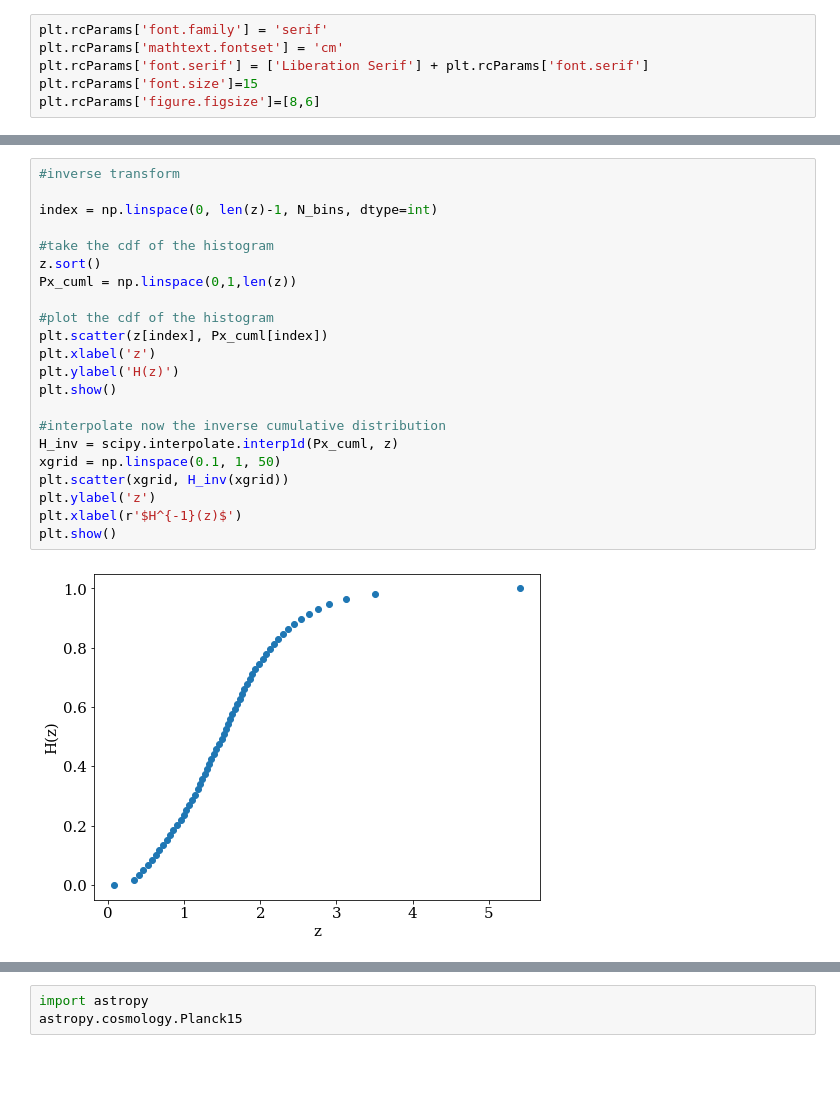
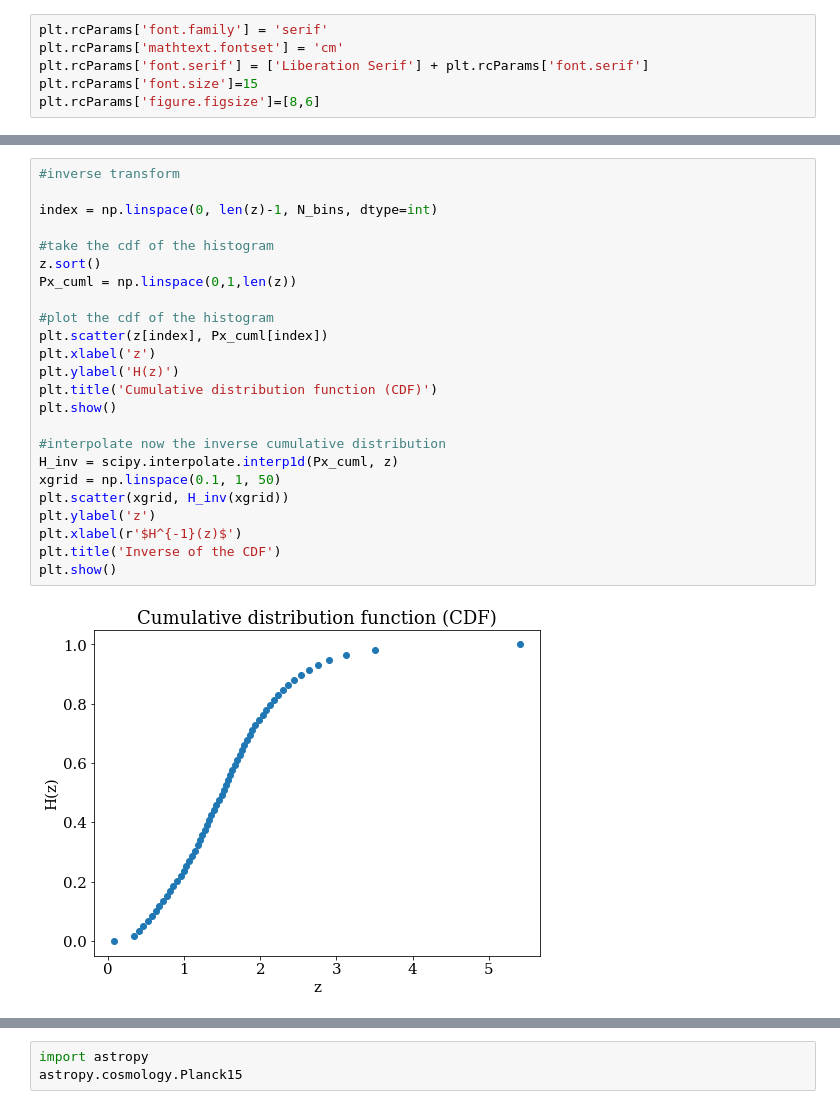
Before and after one commit to Alexpedro130/astrostatistics_bicocca_2023, a Jupyter notebook: working/cloning_quasar.ipynb, the cells around one changed output, grey strips where cells are left out. Cells and saved outputs as stored; diff of their text form; blank space fills up the shorter version.

```diff
--- a/working/cloning_quasar.ipynb
+++ b/working/cloning_quasar.ipynb
@@ -63,24 +63,26 @@ plt.show()
 # %%
 #inverse transform
 
 index = np.linspace(0, len(z)-1, N_bins, dtype=int)
 
 #take the cdf of the histogram
 z.sort()
 Px_cuml = np.linspace(0,1,len(z))
 
 #plot the cdf of the histogram
 plt.scatter(z[index], Px_cuml[index])
 plt.xlabel('z')
 plt.ylabel('H(z)')
+plt.title('Cumulative distribution function (CDF)')
 plt.show()
 
 #interpolate now the inverse cumulative distribution
 H_inv = scipy.interpolate.interp1d(Px_cuml, z)
 xgrid = np.linspace(0.1, 1, 50)
 plt.scatter(xgrid, H_inv(xgrid))
 plt.ylabel('z')
 plt.xlabel(r'$H^{-1}(z)$')
+plt.title('Inverse of the CDF')
 plt.show()
 # %% [output]
-[figure, old version]
+[figure, new version]
```
Also changed, not shown: parts of 6 cells of this notebook.
